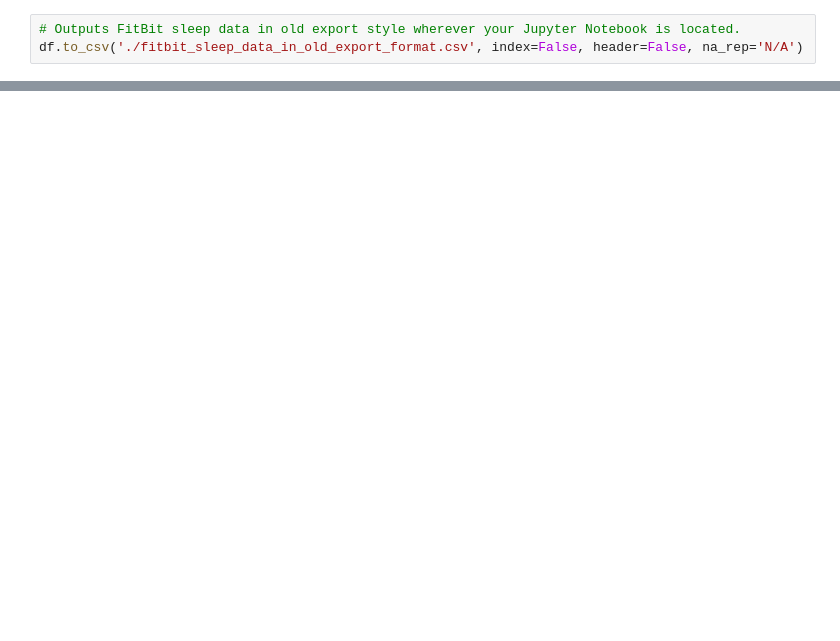
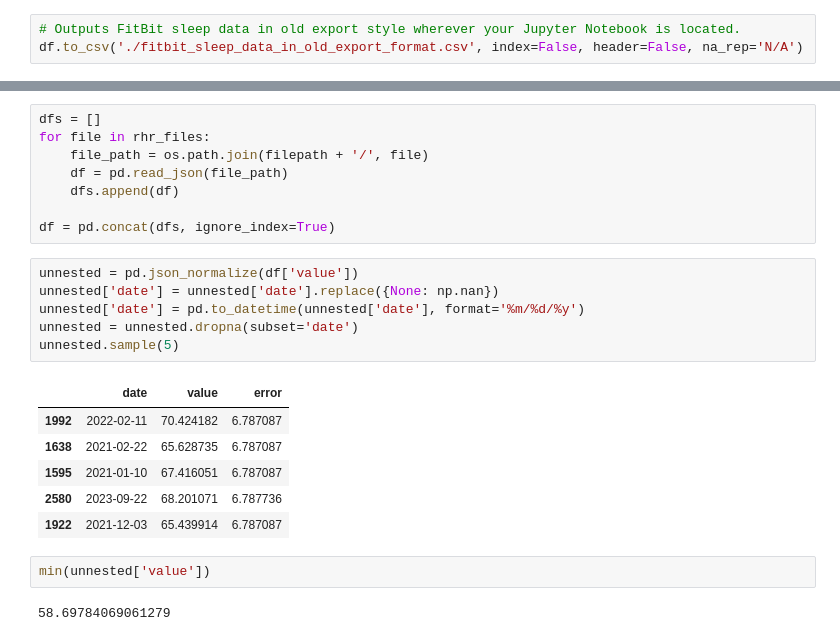
Before and after one commit to raymond-edgerly/fitbit_export, a Jupyter notebook: fitbit_takeout_to_old_fitbit_export.ipynb, the cells around one changed output, grey strips where cells are left out. Cells and saved outputs as stored; diff of their text form; blank space fills up the shorter version.

```diff
--- a/fitbit_takeout_to_old_fitbit_export.ipynb
+++ b/fitbit_takeout_to_old_fitbit_export.ipynb
@@ -83,0 +223,25 @@ df.to_csv('./fitbit_sleep_data_in_old_export_format.csv', index=False, header=Fa
+# %%
+dfs = []
+for file in rhr_files:
+    file_path = os.path.join(filepath + '/', file)
+    df = pd.read_json(file_path)
+    dfs.append(df)
+
+df = pd.concat(dfs, ignore_index=True)
+# %%
+unnested = pd.json_normalize(df['value'])
+unnested['date'] = unnested['date'].replace({None: np.nan})
+unnested['date'] = pd.to_datetime(unnested['date'], format='%m/%d/%y')
+unnested = unnested.dropna(subset='date')
+unnested.sample(5)
+# %% [output]
+|  | date | value | error |
+| 1992 | 2022-02-11 | 70.424182 | 6.787087 |
+| 1638 | 2021-02-22 | 65.628735 | 6.787087 |
+| 1595 | 2021-01-10 | 67.416051 | 6.787087 |
+| 2580 | 2023-09-22 | 68.201071 | 6.787736 |
+| 1922 | 2021-12-03 | 65.439914 | 6.787087 |
+# %%
+min(unnested['value'])
+# %% [output]
+58.69784069061279
```
Also changed, not shown: parts of 19 cells of this notebook.
